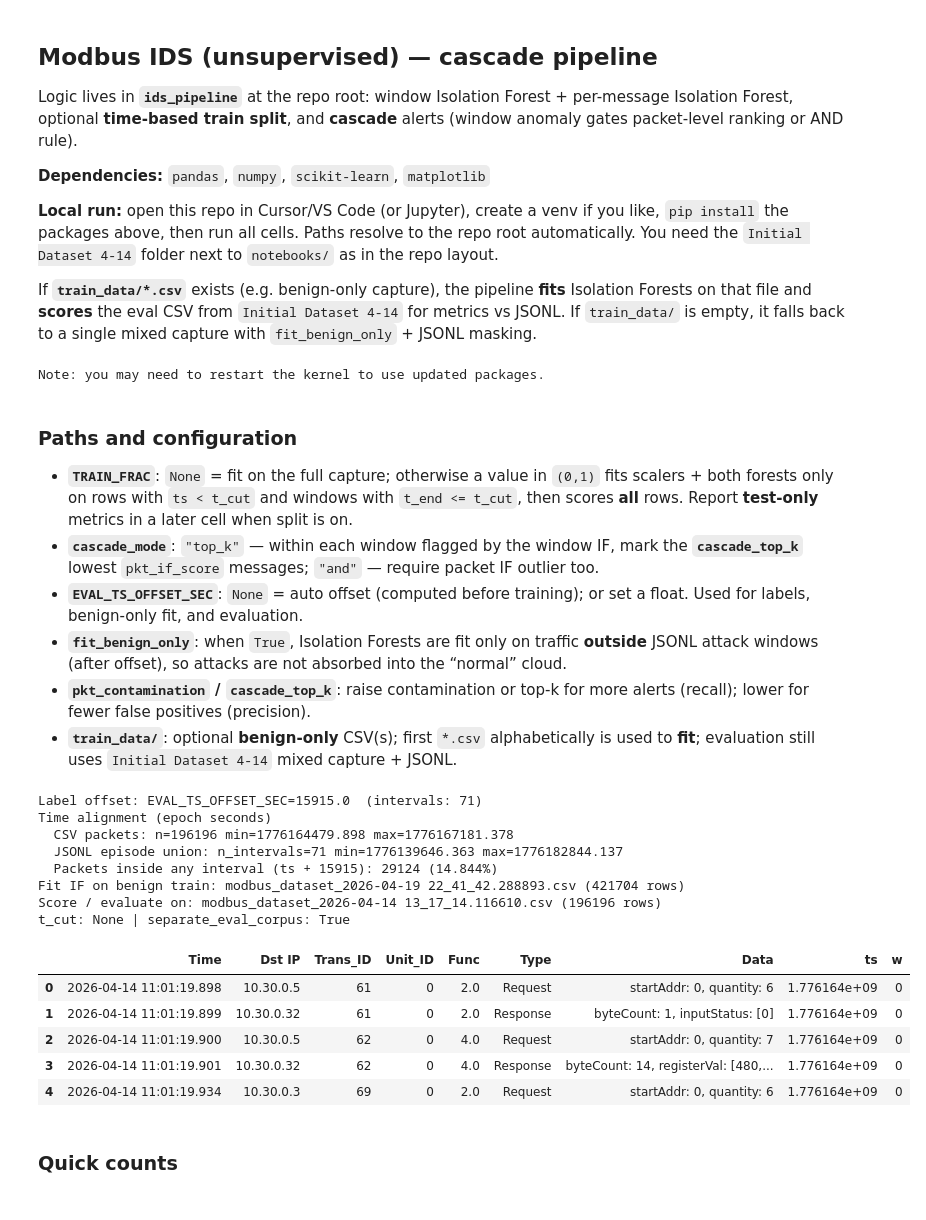
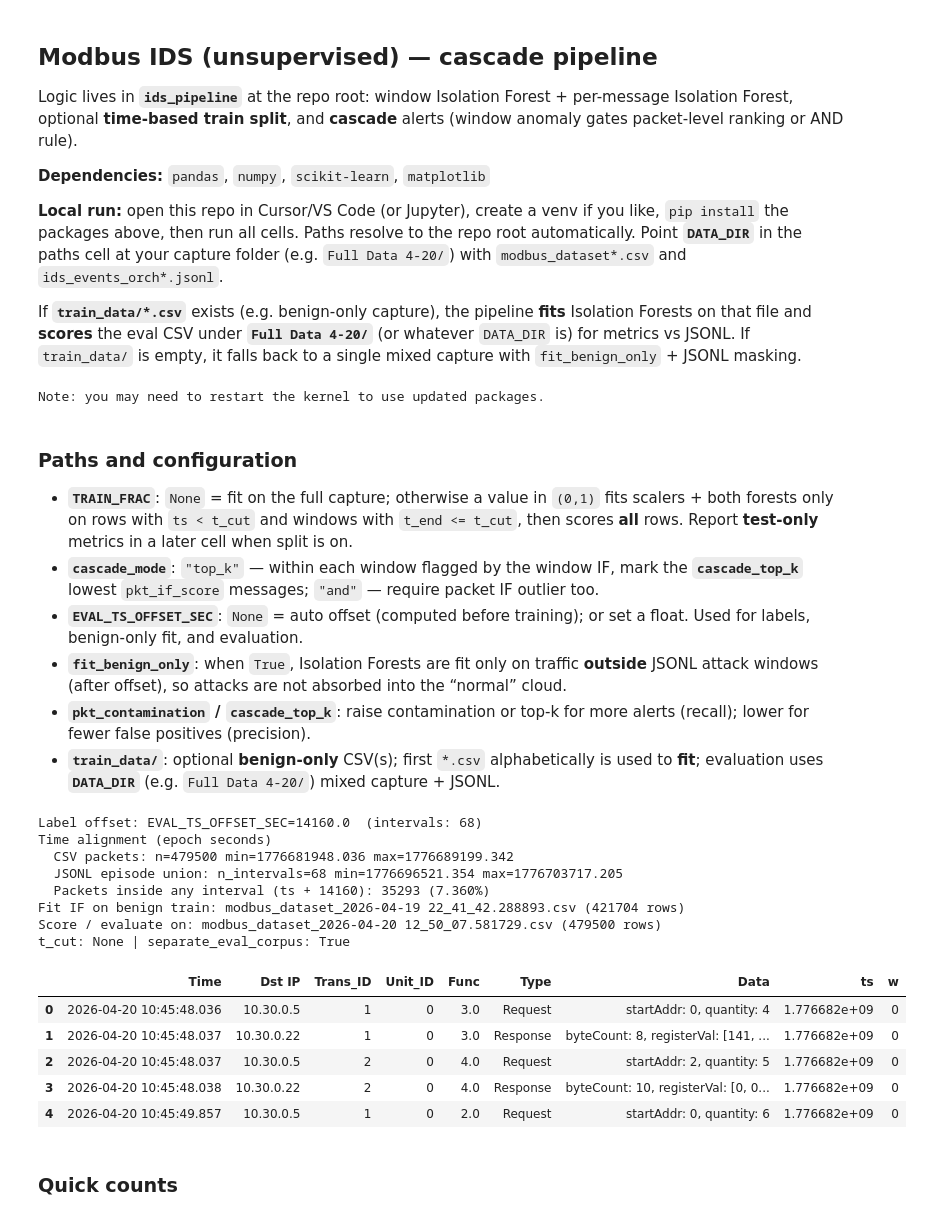
Before and after one commit to OT-Security-Interest-Group/GridSecSimV2, a Jupyter notebook: notebooks/modbus_ids.ipynb, the cells around one changed output. Cells and saved outputs as stored; diff of their text form; code cells hidden in the pictures.

```diff
--- a/notebooks/modbus_ids.ipynb
+++ b/notebooks/modbus_ids.ipynb
@@ -5,9 +5,9 @@ Logic lives in **`ids_pipeline`** at the repo root: window Isolation Forest + pe
 
 **Dependencies:** `pandas`, `numpy`, `scikit-learn`, `matplotlib`
 
-**Local run:** open this repo in Cursor/VS Code (or Jupyter), create a venv if you like, `pip install` the packages above, then run all cells. Paths resolve to the repo root automatically. You need the `Initial Dataset 4-14` folder next to `notebooks/` as in the repo layout.
+**Local run:** open this repo in Cursor/VS Code (or Jupyter), create a venv if you like, `pip install` the packages above, then run all cells. Paths resolve to the repo root automatically. Point **`DATA_DIR`** in the paths cell at your capture folder (e.g. `Full Data 4-20/`) with `modbus_dataset*.csv` and `ids_events_orch*.jsonl`.
 
-If **`train_data/*.csv`** exists (e.g. benign-only capture), the pipeline **fits** Isolation Forests on that file and **scores** the eval CSV from `Initial Dataset 4-14` for metrics vs JSONL. If `train_data/` is empty, it falls back to a single mixed capture with `fit_benign_only` + JSONL masking.
+If **`train_data/*.csv`** exists (e.g. benign-only capture), the pipeline **fits** Isolation Forests on that file and **scores** the eval CSV under **`Full Data 4-20/`** (or whatever `DATA_DIR` is) for metrics vs JSONL. If `train_data/` is empty, it falls back to a single mixed capture with `fit_benign_only` + JSONL masking.
 # %%
 %pip install -q pandas numpy scikit-learn matplotlib
 # %% [output]
@@ -60,10 +60,11 @@ from ids_pipeline import (
 - **`EVAL_TS_OFFSET_SEC`**: `None` = auto offset (computed before training); or set a float. Used for labels, benign-only fit, and evaluation.
 - **`fit_benign_only`**: when `True`, Isolation Forests are fit only on traffic **outside** JSONL attack windows (after offset), so attacks are not absorbed into the “normal” cloud.
 - **`pkt_contamination` / `cascade_top_k`**: raise contamination or top-k for more alerts (recall); lower for fewer false positives (precision).
-- **`train_data/`**: optional **benign-only** CSV(s); first `*.csv` alphabetically is used to **fit**; evaluation still uses `Initial Dataset 4-14` mixed capture + JSONL.
+- **`train_data/`**: optional **benign-only** CSV(s); first `*.csv` alphabetically is used to **fit**; evaluation uses **`DATA_DIR`** (e.g. `Full Data 4-20/`) mixed capture + JSONL.
 # %%
-DATA_DIR = ROOT / "Initial Dataset 4-14"
-CSV_PATH = DATA_DIR / "modbus_dataset_2026-04-14 13_17_14.116610.csv"
+DATA_DIR = ROOT / "Full Data 4-20"
+_eval_csvs = sorted(DATA_DIR.glob("modbus_dataset*.csv")) if DATA_DIR.is_dir() else []
+CSV_PATH = _eval_csvs[0] if _eval_csvs else (DATA_DIR / "modbus_dataset_2026-04-20 12_50_07.581729.csv")
 JSONL_PATHS = [
     DATA_DIR / "ids_events_orch1.jsonl",
     DATA_DIR / "ids_events_orch2.jsonl",
@@ -118,43 +119,43 @@ else:
     print("No CSV in train_data/ — fit and score on EVAL_CSV only (fit_benign_only uses JSONL).")
     cfg_mixed = CascadeConfig(
         window_sec=cfg.window_sec,
         include_dst_context=cfg.include_dst_context,
         drop_src_identity=cfg.drop_src_identity,
         win_contamination=cfg.win_contamination,
         pkt_contamination=cfg.pkt_contamination,
         n_estimators_win=cfg.n_estimators_win,
         n_estimators_pkt=cfg.n_estimators_pkt,
         packet_include_dst=cfg.packet_include_dst,
         train_frac=0.7,
         fit_benign_only=True,
         cascade_mode=cfg.cascade_mode,
         cascade_top_k=cfg.cascade_top_k,
     )
     res = fit_and_score(
         df_eval,
         cfg_mixed,
         attack_intervals=attack_intervals,
         label_ts_offset_sec=float(EVAL_TS_OFFSET_SEC),
     )
 
 df, feat, pkt = res.df, res.feat, res.pkt
 print("t_cut:", res.t_cut, "| separate_eval_corpus:", getattr(res, "separate_eval_corpus", False))
 df.head()
 # %% [output]
-Label offset: EVAL_TS_OFFSET_SEC=15915.0  (intervals: 71)
+Label offset: EVAL_TS_OFFSET_SEC=14160.0  (intervals: 68)
 Time alignment (epoch seconds)
-  CSV packets: n=196196 min=1776164479.898 max=1776167181.378
-  JSONL episode union: n_intervals=71 min=1776139646.363 max=1776182844.137
-  Packets inside any interval (ts + 15915): 29124 (14.844%)
+  CSV packets: n=479500 min=1776681948.036 max=1776689199.342
+  JSONL episode union: n_intervals=68 min=1776696521.354 max=1776703717.205
+  Packets inside any interval (ts + 14160): 35293 (7.360%)
 Fit IF on benign train: modbus_dataset_2026-04-19 22_41_42.288893.csv (421704 rows)
-Score / evaluate on: modbus_dataset_2026-04-14 13_17_14.116610.csv (196196 rows)
+Score / evaluate on: modbus_dataset_2026-04-20 12_50_07.581729.csv (479500 rows)
 t_cut: None | separate_eval_corpus: True
 |  | Time | Dst IP | Trans_ID | Unit_ID | Func | Type | Data | ts | w |
-| 0 | 2026-04-14 11:01:19.898 | 10.30.0.5 | 61 | 0 | 2.0 | Request | startAddr: 0, quantity: 6 | 1.776164e+09 | 0 |
-| 1 | 2026-04-14 11:01:19.899 | 10.30.0.32 | 61 | 0 | 2.0 | Response | byteCount: 1, inputStatus: [0] | 1.776164e+09 | 0 |
-| 2 | 2026-04-14 11:01:19.900 | 10.30.0.5 | 62 | 0 | 4.0 | Request | startAddr: 0, quantity: 7 | 1.776164e+09 | 0 |
-| 3 | 2026-04-14 11:01:19.901 | 10.30.0.32 | 62 | 0 | 4.0 | Response | byteCount: 14, registerVal: [480,... | 1.776164e+09 | 0 |
-| 4 | 2026-04-14 11:01:19.934 | 10.30.0.3 | 69 | 0 | 2.0 | Request | startAddr: 0, quantity: 6 | 1.776164e+09 | 0 |
+| 0 | 2026-04-20 10:45:48.036 | 10.30.0.5 | 1 | 0 | 3.0 | Request | startAddr: 0, quantity: 4 | 1.776682e+09 | 0 |
+| 1 | 2026-04-20 10:45:48.037 | 10.30.0.22 | 1 | 0 | 3.0 | Response | byteCount: 8, registerVal: [141, ... | 1.776682e+09 | 0 |
+| 2 | 2026-04-20 10:45:48.037 | 10.30.0.5 | 2 | 0 | 4.0 | Request | startAddr: 2, quantity: 5 | 1.776682e+09 | 0 |
+| 3 | 2026-04-20 10:45:48.038 | 10.30.0.22 | 2 | 0 | 4.0 | Response | byteCount: 10, registerVal: [0, 0... | 1.776682e+09 | 0 |
+| 4 | 2026-04-20 10:45:49.857 | 10.30.0.5 | 1 | 0 | 2.0 | Request | startAddr: 0, quantity: 6 | 1.776682e+09 | 0 |
 # %% [markdown]
 ### Quick counts
 # %%
```
Also changed, not shown: parts of 5 cells of this notebook, 4 other files.
